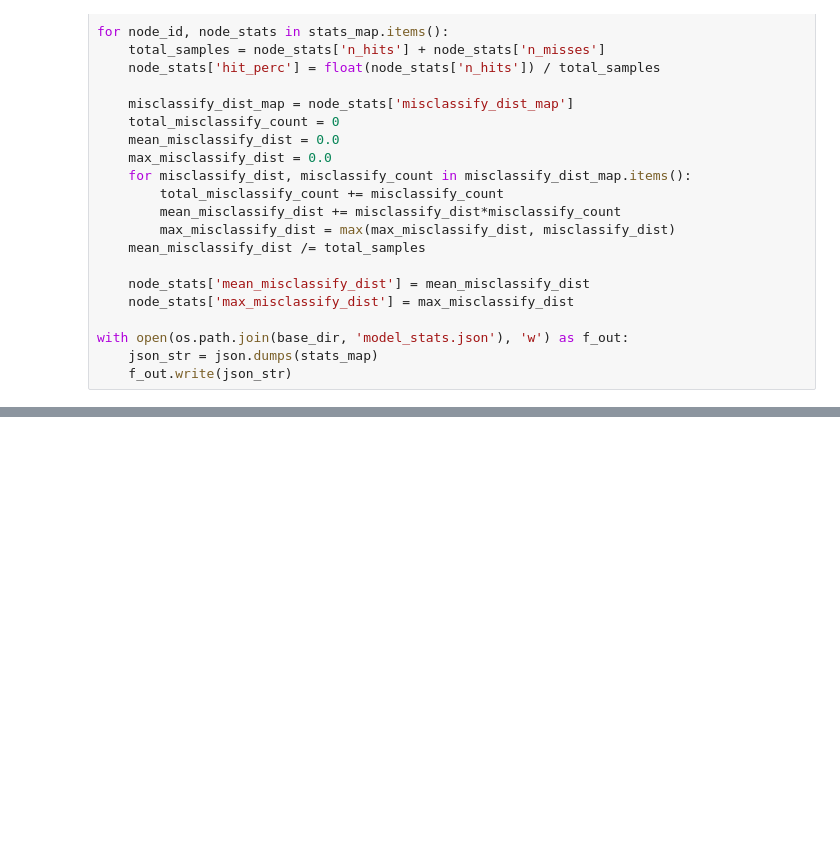
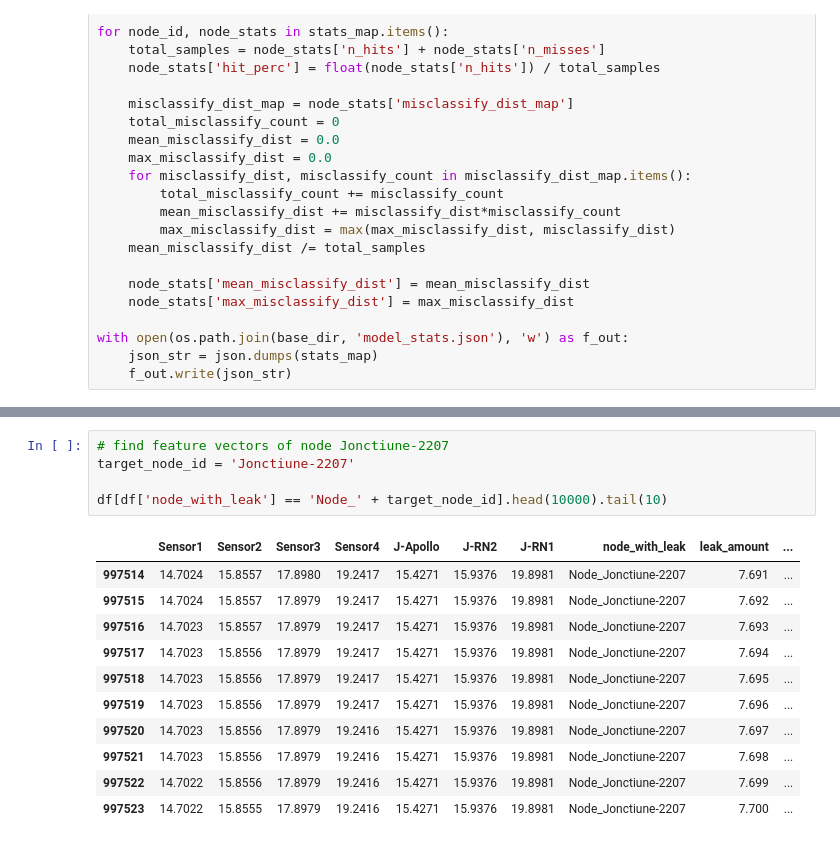
Before and after one commit to naiades-jsi/braila-approximate-leakage, a Jupyter notebook: notebooks/model-design/knn-model-v2.ipynb, the cells around one changed output, grey strips where cells are left out. Saved outputs shown, nothing was run; the diff lists cells and outputs as text; blank space fills up the shorter version.

```diff
--- a/notebooks/model-design/knn-model-v2.ipynb
+++ b/notebooks/model-design/knn-model-v2.ipynb
@@ -211,0 +394,17 @@ with open(os.path.join(base_dir, 'data/models/model-knn-v2.pkl'), 'wb') as f_out
+# %%
+# find feature vectors of node Jonctiune-2207
+target_node_id = 'Jonctiune-2207'
+
+df[df['node_with_leak'] == 'Node_' + target_node_id].head(10000).tail(10)
+# %% [output]
+|  | Sensor1 | Sensor2 | Sensor3 | Sensor4 | J-Apollo | J-RN2 | J-RN1 | node_with_leak | leak_amount | ... |
+| 997514 | 14.7024 | 15.8557 | 17.8980 | 19.2417 | 15.4271 | 15.9376 | 19.8981 | Node_Jonctiune-2207 | 7.691 | ... |
+| 997515 | 14.7024 | 15.8557 | 17.8979 | 19.2417 | 15.4271 | 15.9376 | 19.8981 | Node_Jonctiune-2207 | 7.692 | ... |
+| 997516 | 14.7023 | 15.8557 | 17.8979 | 19.2417 | 15.4271 | 15.9376 | 19.8981 | Node_Jonctiune-2207 | 7.693 | ... |
+| 997517 | 14.7023 | 15.8556 | 17.8979 | 19.2417 | 15.4271 | 15.9376 | 19.8981 | Node_Jonctiune-2207 | 7.694 | ... |
+| 997518 | 14.7023 | 15.8556 | 17.8979 | 19.2417 | 15.4271 | 15.9376 | 19.8981 | Node_Jonctiune-2207 | 7.695 | ... |
+| 997519 | 14.7023 | 15.8556 | 17.8979 | 19.2417 | 15.4271 | 15.9376 | 19.8981 | Node_Jonctiune-2207 | 7.696 | ... |
+| 997520 | 14.7023 | 15.8556 | 17.8979 | 19.2416 | 15.4271 | 15.9376 | 19.8981 | Node_Jonctiune-2207 | 7.697 | ... |
+| 997521 | 14.7023 | 15.8556 | 17.8979 | 19.2416 | 15.4271 | 15.9376 | 19.8981 | Node_Jonctiune-2207 | 7.698 | ... |
+| 997522 | 14.7022 | 15.8556 | 17.8979 | 19.2416 | 15.4271 | 15.9376 | 19.8981 | Node_Jonctiune-2207 | 7.699 | ... |
+| 997523 | 14.7022 | 15.8555 | 17.8979 | 19.2416 | 15.4271 | 15.9376 | 19.8981 | Node_Jonctiune-2207 | 7.700 | ... |
```
Also changed, not shown: parts of 8 cells of this notebook, 14 other files.
